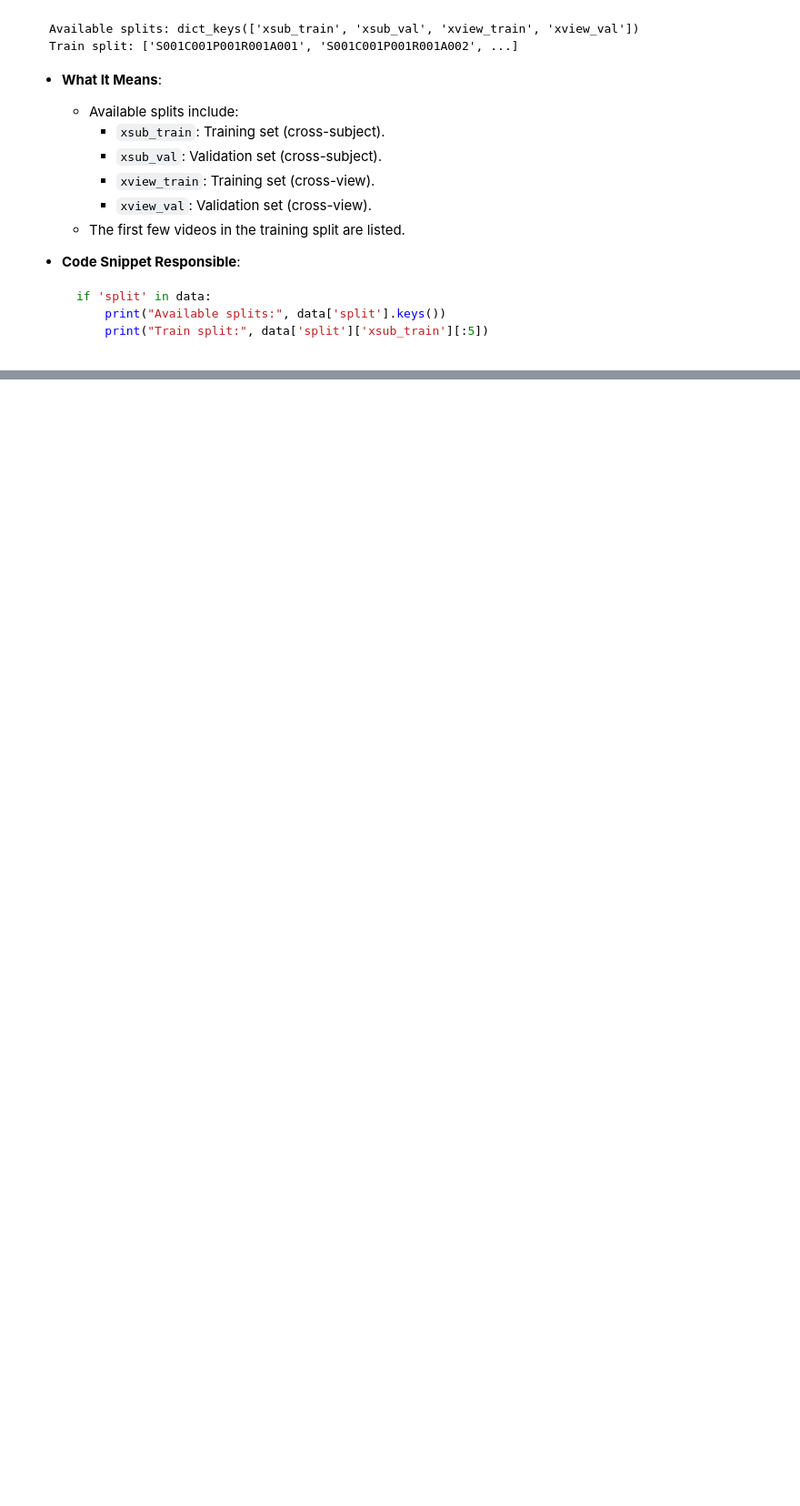
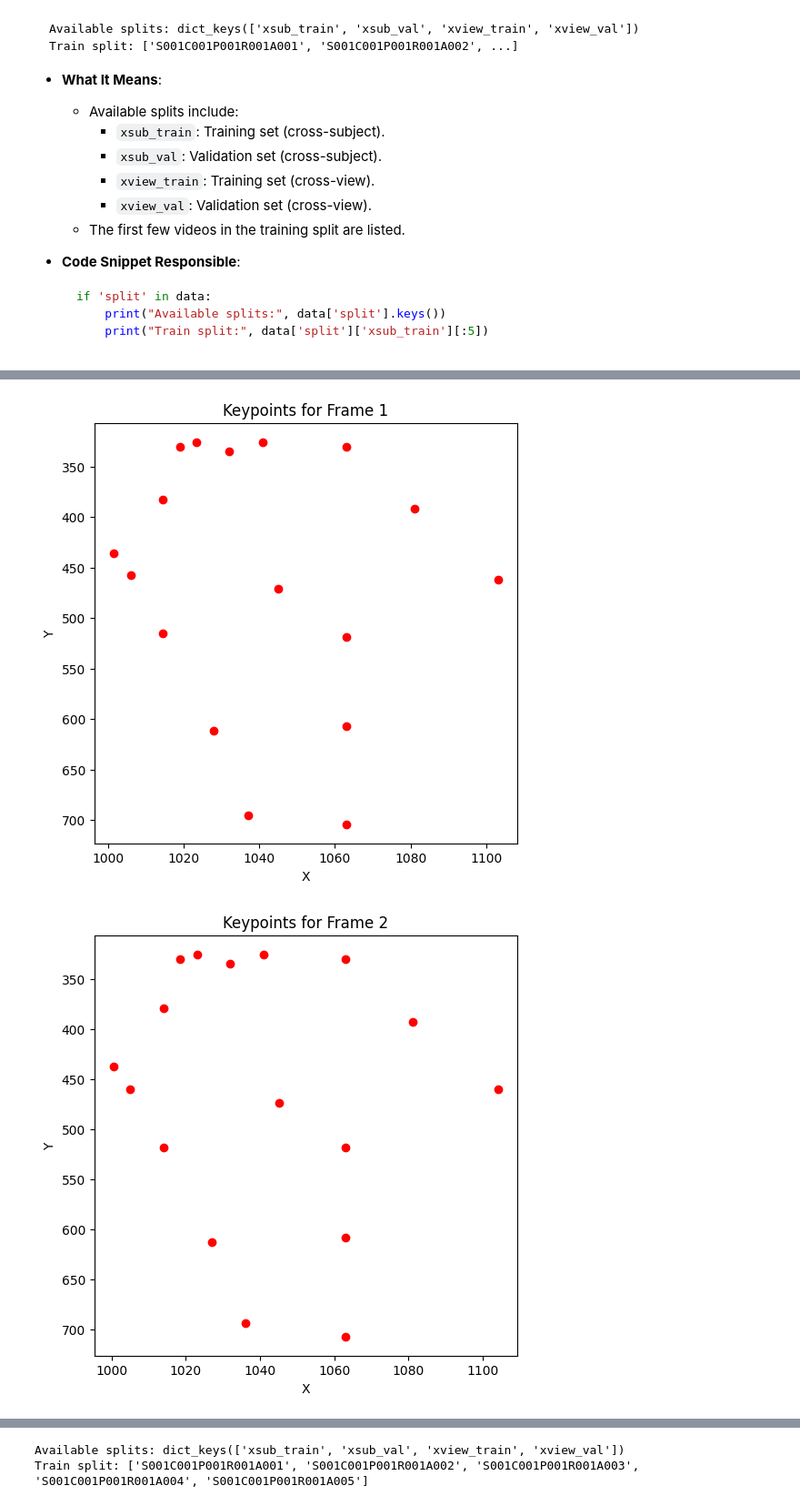
Before and after one commit to WihangaChethiya/FYP-Computer-Vision-Based-Scene-Interpretation-and-Group-Activity-Detection-, a Jupyter notebook: FYP_ReusableTestCode.ipynb, the cells around one changed output, grey strips where cells are left out. Shown at 91% size. Saved outputs shown, nothing was run; the diff lists cells and outputs as text; code cells hidden in the pictures; blank space fills up the shorter version.

````diff
--- a/FYP_ReusableTestCode.ipynb
+++ b/FYP_ReusableTestCode.ipynb
@@ -336,3 +336,71 @@ Train split: ['S001C001P001R001A001', 'S001C001P001R001A002', ...]
       print("Available splits:", data['split'].keys())
       print("Train split:", data['split']['xsub_train'][:5])
   ```
+# %%
+import pickle
+import numpy as np
+import matplotlib.pyplot as plt
+
+# File path
+pkl_path = '/content/drive/My Drive/FYP/ntu60_hrnet.pkl'
+
+# Load the pickle file
+with open(pkl_path, 'rb') as f:
+    data = pickle.load(f)
+
+# Inspect the structure of the data
+print("Type of data:", type(data))
+if isinstance(data, dict):
+    print("Keys in the data:", data.keys())
+
+    # Check if 'annotations' key exists
+    if 'annotations' in data:
+        annotations = data['annotations']
+        print(f"Number of annotations: {len(annotations)}")
+
+        # Inspect the first annotation
+        first_annotation = annotations[0]
+        print("Keys in the first annotation:", first_annotation.keys())
+        print("First annotation details:")
+        for key, value in first_annotation.items():
+            if isinstance(value, np.ndarray):
+                print(f"  {key}: {value.shape}")
+            else:
+                print(f"  {key}: {value}")
+
+        # Extract keypoints and visualize the first 10 frames
+        if 'keypoint' in first_annotation:
+            keypoints = first_annotation['keypoint']  # Shape: (num_frames, num_joints, 2)
+            print(f"Keypoints shape: {keypoints.shape}")
+
+            # Visualize keypoints for the first 10 frames
+            total_frames = keypoints.shape[1]
+            num_frames_to_visualize = 10  # Number of frames to visualize
+            frames_to_visualize = min(num_frames_to_visualize, total_frames)
+
+            for frame_idx in range(frames_to_visualize):
+                frame_keypoints = keypoints[0, frame_idx]  # Extract keypoints for the current frame
+
+                # Plot the keypoints
+                plt.figure(figsize=(6, 6))
+                plt.scatter(frame_keypoints[:, 0], frame_keypoints[:, 1], c='red', marker='o')
+                plt.title(f'Keypoints for Frame {frame_idx + 1}')
+                plt.xlabel('X')
+                plt.ylabel('Y')
+                plt.gca().invert_yaxis()  # Match image coordinates
+                plt.show()
+
+        else:
+            print("No 'keypoint' data found in the first annotation.")
+    else:
+        print("No 'annotations' key found in the data.")
+
+# Optional: Check splits if available
+if 'split' in data:
+    print("Available splits:", data['split'].keys())
+    # Check if 'xsub_train' split exists
+    if 'xsub_train' in data['split']:
+        print("Train split:", data['split']['xsub_train'][:5])  # Show first 5 videos in the train split
+    else:
+        print("No 'xsub_train' split found in the data.")
+# %% [output]
@@ -338,0 +420,2 @@ Train split: ['S001C001P001R001A001', 'S001C001P001R001A002', ...]
+[figure, added]
+[figure, added]
@@ -338,0 +430,2 @@ Train split: ['S001C001P001R001A001', 'S001C001P001R001A002', ...]
+Available splits: dict_keys(['xsub_train', 'xsub_val', 'xview_train', 'xview_val'])
+Train split: ['S001C001P001R001A001', 'S001C001P001R001A002', 'S001C001P001R001A003', 'S001C001P001R001A004', 'S001C001P001R001A005']
````
Also changed, not shown: parts of 1 cell of this notebook.
